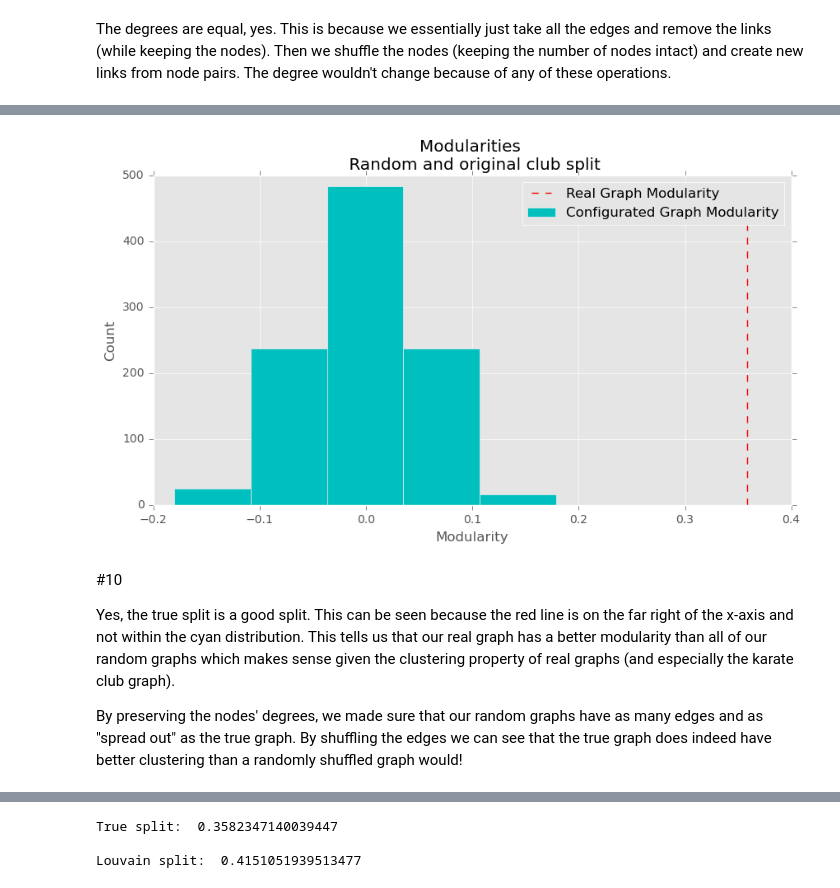
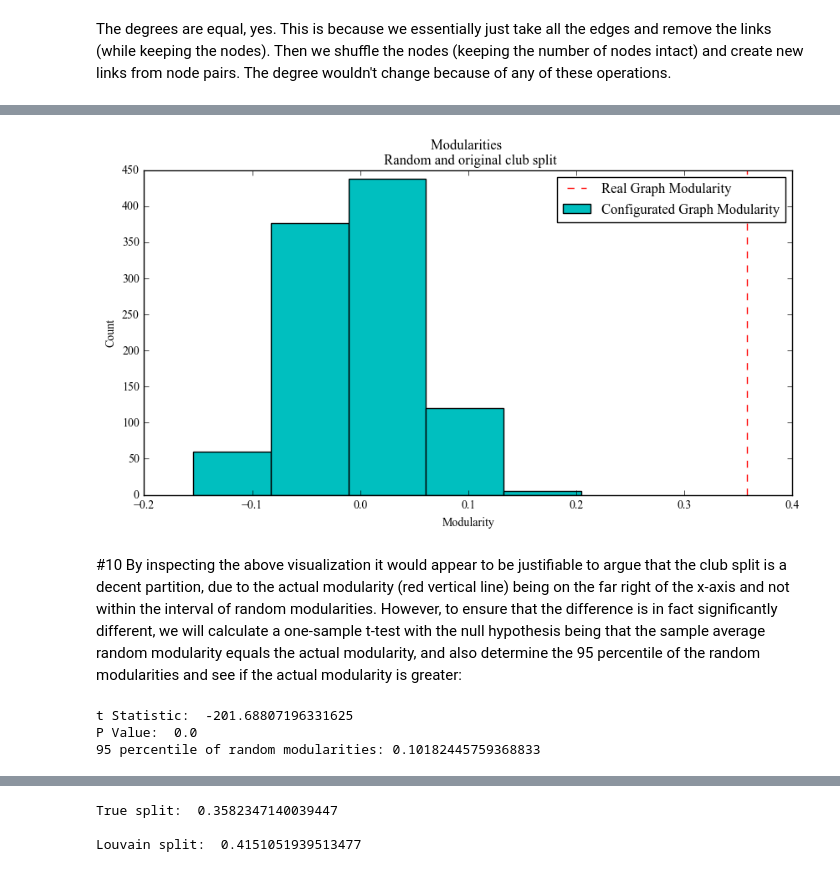
Before and after one commit to DanielHolmelund/Computational-Social-Science-02467, a Jupyter notebook: Assignment 2.ipynb, the cells around one changed output, grey strips where cells are left out. Drawn from its saved outputs; the diff is of its cells as text; code cells hidden in the pictures.

Commit message:
Have addded significance test on the two different modularity computations

```diff
--- a/Assignment 2.ipynb
+++ b/Assignment 2.ipynb
@@ -593,19 +594,26 @@ The std: 0.057974302271488164
 # %%
 #9
-plt.style.use('ggplot')
+actual_modularity=modularity(G, [hi, officer])
 fig, ax = plt.subplots(figsize=(10,5), dpi=100)
 ax.hist(conf_mods, label="Configurated Graph Modularity", bins=5, color='c')
-ax.axvline(modularity(G, [hi, officer]), linestyle='--', color='r', label="Real Graph Modularity")
+ax.axvline(actual_modularity, linestyle='--', color='r', label="Real Graph Modularity")
 ax.set_title("Modularities \n Random and original club split")
 ax.set_xlabel("Modularity")
 ax.set_ylabel("Count")
 ax.legend()
 plt.show()
 # %% [output]
-[figure, old version]
+[figure, new version]
 # %% [markdown]
 \#10
-
-Yes, the true split is a good split. This can be seen because the red line is on the far right of the x-axis and not within the cyan distribution. This tells us that our real graph has a better modularity than all of our random graphs which makes sense given the clustering property of real graphs (and especially the karate club graph).
-
-By preserving the nodes' degrees, we made sure that our random graphs have as many edges and as "spread out" as the true graph. By shuffling the edges we can see that the true graph does indeed have better clustering than a randomly shuffled graph would!
+By inspecting the above visualization it would appear to be justifiable to argue that the club split is a decent partition, due to the actual modularity (red vertical line) being on the far right of the x-axis and not within the interval of random modularities. However, to ensure that the difference is in fact significantly different, we will calculate a one-sample t-test with the null hypothesis being that the sample average random modularity equals the actual modularity, and also determine the 95 percentile of the random modularities and see if the actual modularity is greater:
+# %%
+from scipy import stats
+tscore, pvalue = stats.ttest_1samp(conf_mods, popmean=actual_modularity)
+print("t Statistic: ", tscore)
+print("P Value: ", pvalue)
+print(f"95 percentile of random modularities: {np.percentile(conf_mods, 95)}")
+# %% [output]
+t Statistic:  -201.68807196331625
+P Value:  0.0
+95 percentile of random modularities: 0.10182445759368833
```
Also changed, not shown: parts of 51 cells of this notebook.
